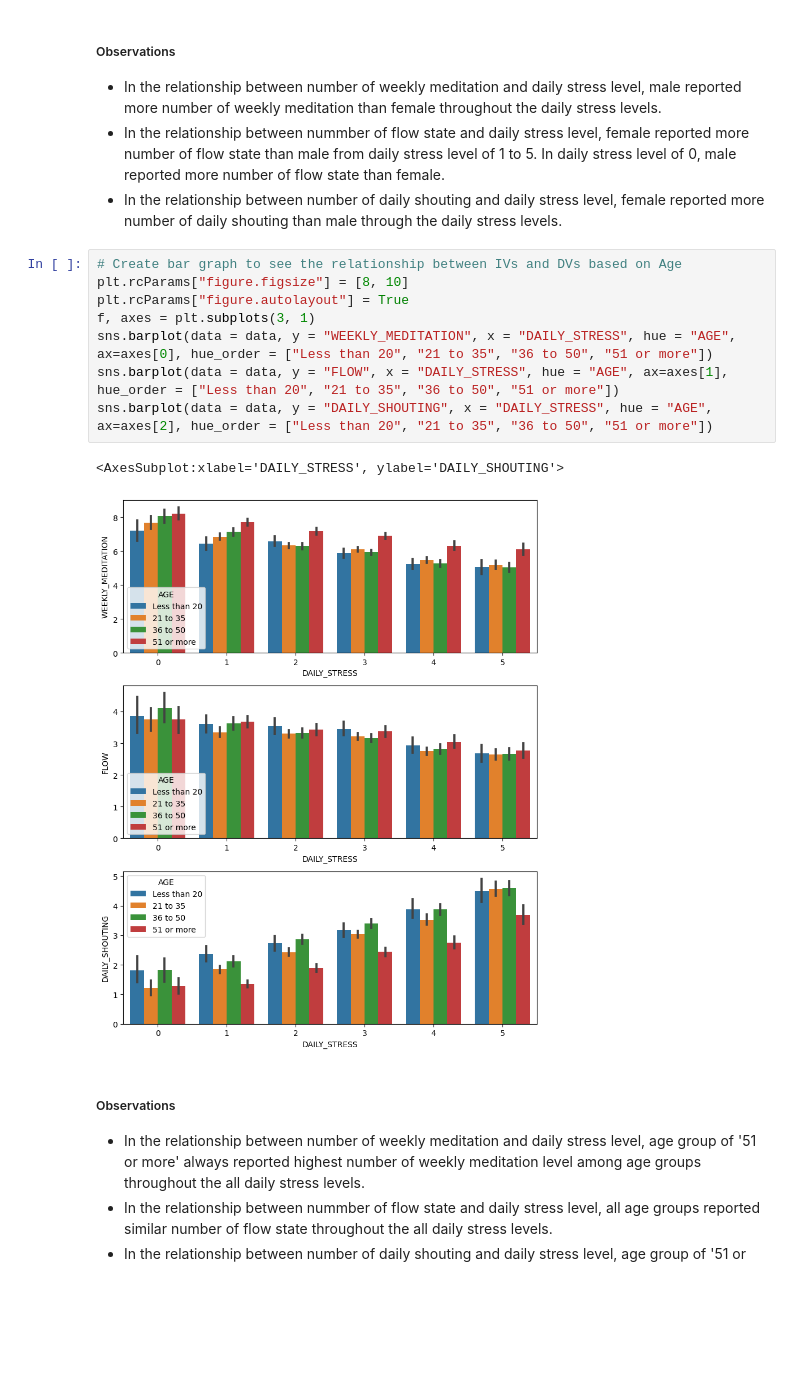
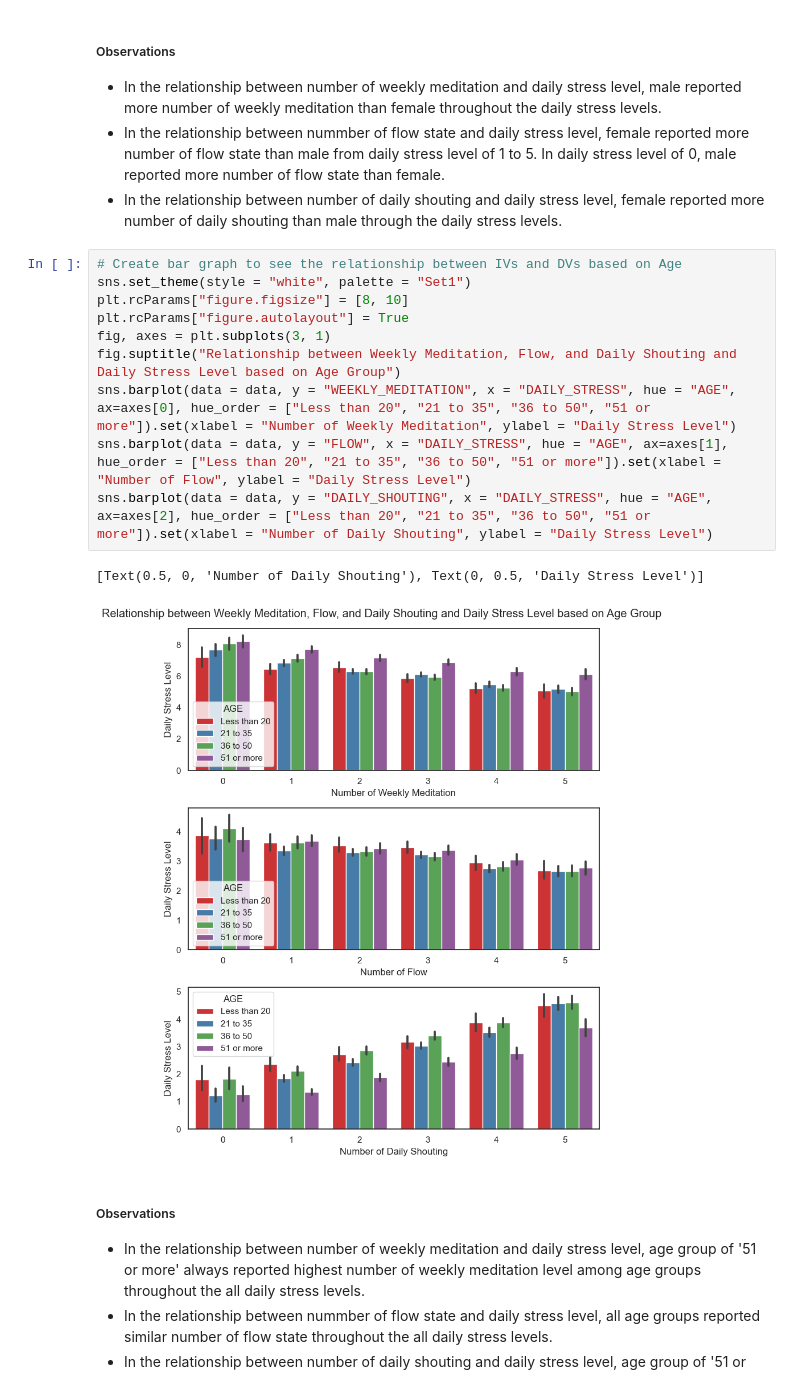
Before and after one commit to ubco-W2022T2-data301/project-group-group06, a Jupyter notebook: analysis/analysis1.ipynb, the cells around one changed output. Cells and saved outputs as stored; diff of their text form; blank space fills up the shorter version.

```diff
--- a/analysis/analysis1.ipynb
+++ b/analysis/analysis1.ipynb
@@ -258,15 +258,17 @@ AttributeError: 'list' object has no attribute 'move_legend'
 * In the relationship between number of daily shouting and daily stress level, female reported more number of daily shouting than male through the daily stress levels.
 # %%
 # Create bar graph to see the relationship between IVs and DVs based on Age
+sns.set_theme(style = "white", palette = "Set1")
 plt.rcParams["figure.figsize"] = [8, 10]
 plt.rcParams["figure.autolayout"] = True
-f, axes = plt.subplots(3, 1)
-sns.barplot(data = data, y = "WEEKLY_MEDITATION", x = "DAILY_STRESS", hue = "AGE", ax=axes[0], hue_order = ["Less than 20", "21 to 35", "36 to 50", "51 or more"])
-sns.barplot(data = data, y = "FLOW", x = "DAILY_STRESS", hue = "AGE", ax=axes[1], hue_order = ["Less than 20", "21 to 35", "36 to 50", "51 or more"])
-sns.barplot(data = data, y = "DAILY_SHOUTING", x = "DAILY_STRESS", hue = "AGE", ax=axes[2], hue_order = ["Less than 20", "21 to 35", "36 to 50", "51 or more"])
+fig, axes = plt.subplots(3, 1)
+fig.suptitle("Relationship between Weekly Meditation, Flow, and Daily Shouting and Daily Stress Level based on Age Group")
+sns.barplot(data = data, y = "WEEKLY_MEDITATION", x = "DAILY_STRESS", hue = "AGE", ax=axes[0], hue_order = ["Less than 20", "21 to 35", "36 to 50", "51 or more"]).set(xlabel = "Number of Weekly Meditation", ylabel = "Daily Stress Level")
+sns.barplot(data = data, y = "FLOW", x = "DAILY_STRESS", hue = "AGE", ax=axes[1], hue_order = ["Less than 20", "21 to 35", "36 to 50", "51 or more"]).set(xlabel = "Number of Flow", ylabel = "Daily Stress Level")
+sns.barplot(data = data, y = "DAILY_SHOUTING", x = "DAILY_STRESS", hue = "AGE", ax=axes[2], hue_order = ["Less than 20", "21 to 35", "36 to 50", "51 or more"]).set(xlabel = "Number of Daily Shouting", ylabel = "Daily Stress Level")
 # %% [output]
-<AxesSubplot:xlabel='DAILY_STRESS', ylabel='DAILY_SHOUTING'>
+[Text(0.5, 0, 'Number of Daily Shouting'), Text(0, 0.5, 'Daily Stress Level')]
-[figure, old version]
+[figure, new version]
 # %% [markdown]
 ##### Observations
 * In the relationship between number of weekly meditation and daily stress level, age group of '51 or more' always reported highest number of weekly meditation level among age groups throughout the all daily stress levels.
```
Also changed, not shown: parts of 1 cell of this notebook.
